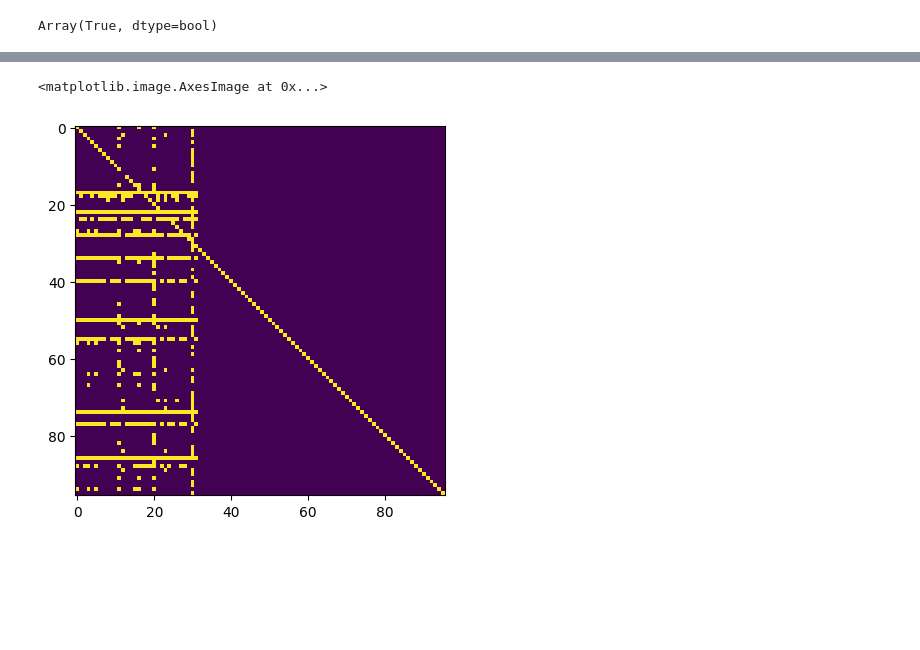
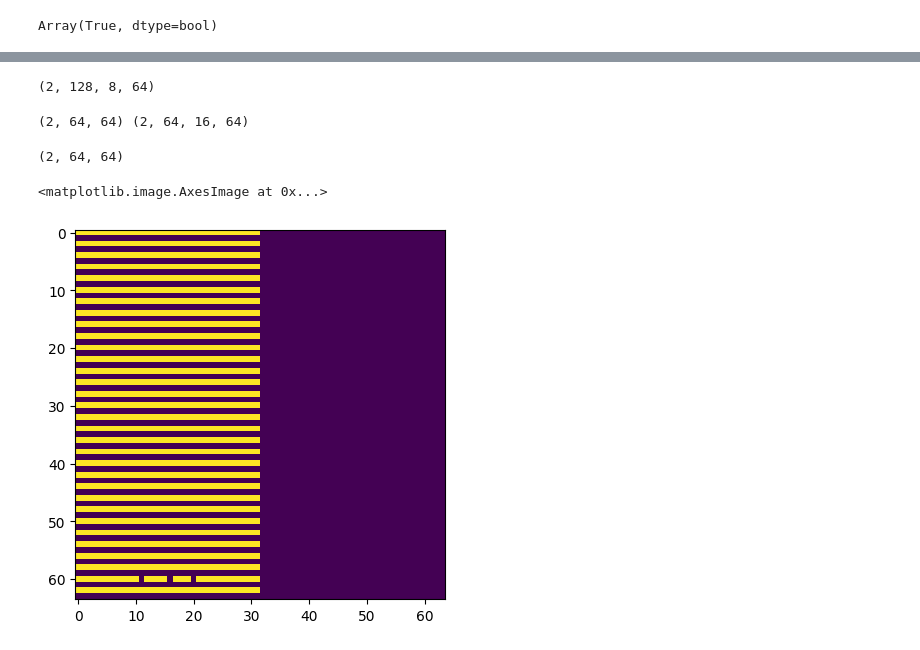
Before and after one commit to mackelab/probjax, a Jupyter notebook: examples/nn/transformers/attention.ipynb, the cells around one changed output, grey strips where cells are left out. Cells and saved outputs as stored; diff of their text form; code cells hidden in the pictures; blank space fills up the shorter version.

```diff
--- a/examples/nn/transformers/attention.ipynb
+++ b/examples/nn/transformers/attention.ipynb
@@ -86,3 +74,7 @@ bias = DenseBias(bias_dense)
 
 out1 = nnx.dot_product_attention(q.astype(jnp.float32), k.astype(jnp.float32), v.astype(jnp.float32), bias=bias_dense)
 out2 = flex_attention(q.astype(jnp.float32), k.astype(jnp.float32), v.astype(jnp.float32), bias=bias)
+# %%
+q= q.repeat(2, axis=0)[:,:128]
+k= k.repeat(2, axis=0)[:,:128]
+v= v.repeat(2, axis=0)[:,:128]
@@ -197,6 +163,7 @@ mask = CausalMask()
 mask = LocalWindowMask(4,4)
 mask = QKVLengthMask(q_length=50, kv_length=80, block_sparse=False)
 mask = KeyPaddingMask(jnp.array([32]*128))
+mask = SeqLenMask(jnp.array([32, 64]))
 import math
 def f(q):
     q = q.repeat(16, axis=-2)
@@ -211,21 +178,32 @@ def g(q):
         mask_dense = materialize_mask(mask, q.shape[-3], q.shape[-3])
     else:
         mask_dense = None
-    return nnx.dot_product_attention(q, q, q, mask=mask_dense).sum(axis=(-2,-1))
+    print(mask_dense.shape, q.shape)
+    return nnx.dot_product_attention(q, q, q, mask=mask_dense[:, None,:,:]).sum(axis=(-2,-1))
 
 
 f_grad_jit = jax.jit(jax.grad(f))
+# %%
+q.shape
+# %% [output]
+(2, 128, 8, 64)
 # %%
-seq_len = 96
+seq_len = 64
 
-J = jax.jacobian(f)(q[:,:seq_len,:1, :1].astype(jnp.float32)).reshape((seq_len,seq_len))
+J = jax.jacobian(f)(q[:,:seq_len,:1, :1].astype(jnp.float32)).reshape((q.shape[0],q.shape[0],seq_len,seq_len))
 # %%
-J2 = jax.jacobian(g)(q[:,:seq_len,:1, :1].astype(jnp.float32)).reshape((seq_len,seq_len))
+J2 = jax.jacobian(g)(q[:,:seq_len,:1, :1].astype(jnp.float32)).reshape((q.shape[0],q.shape[0],seq_len,seq_len))
+# %% [output]
+(2, 64, 64) (2, 64, 16, 64)
+# %%
+J.shape
+# %% [output]
+(2, 64, 64)
 # %%
-plt.imshow(J > 0)
+plt.imshow(jnp.abs(J[0,0])> 0,vmin=0, vmax=1)
 # %% [output]
 <matplotlib.image.AxesImage at 0x...>
-[figure, old version]
+[figure, new version]
 # %%
 plt.imshow(J - J2, vmin=-0.1, vmax=0.1)
 plt.colorbar()
```
Also changed, not shown: parts of 29 cells of this notebook, 7 other files.
